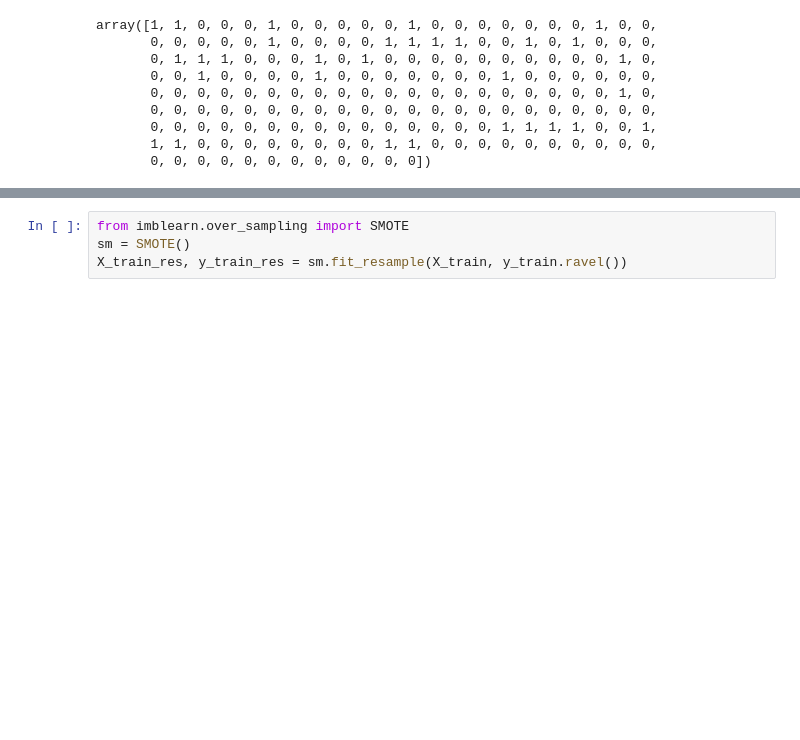
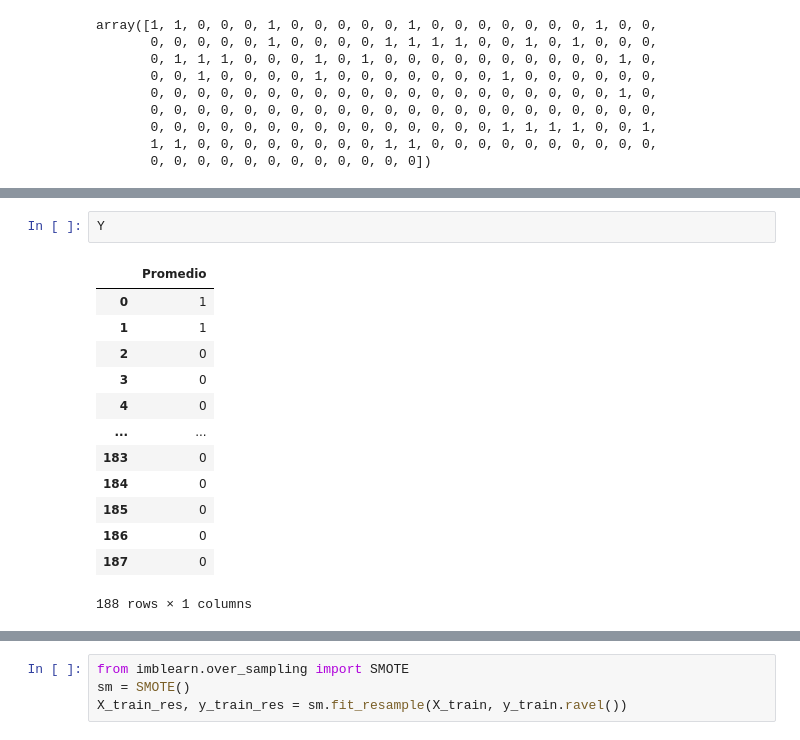
Before and after one commit to carlosenriquez/EJERCICIO-WS-FECHAS, a Jupyter notebook: Codigo_Investigación_RELIEF.ipynb, the cells around one changed output, grey strips where cells are left out. Drawn from its saved outputs; the diff is of its cells as text; blank space fills up the shorter version.

```diff
--- a/Codigo_Investigación_RELIEF.ipynb
+++ b/Codigo_Investigación_RELIEF.ipynb
@@ -431,3 +448,19 @@ X_train, X_test, y_train, y_test = train_test_split(X, y, random_state=42, test_
+# %%
+Y
+# %% [output]
+|  | Promedio |
+| 0 | 1 |
+| 1 | 1 |
+| 2 | 0 |
+| 3 | 0 |
+| 4 | 0 |
+| ... | ... |
+| 183 | 0 |
+| 184 | 0 |
+| 185 | 0 |
+| 186 | 0 |
+| 187 | 0 |
+188 rows × 1 columns
 # %%
 print("Number transactions X_train dataset: ", X_train.shape)
 print("Number transactions y_train dataset: ", y_train.shape)
```
Also changed, not shown: parts of 18 cells of this notebook.
